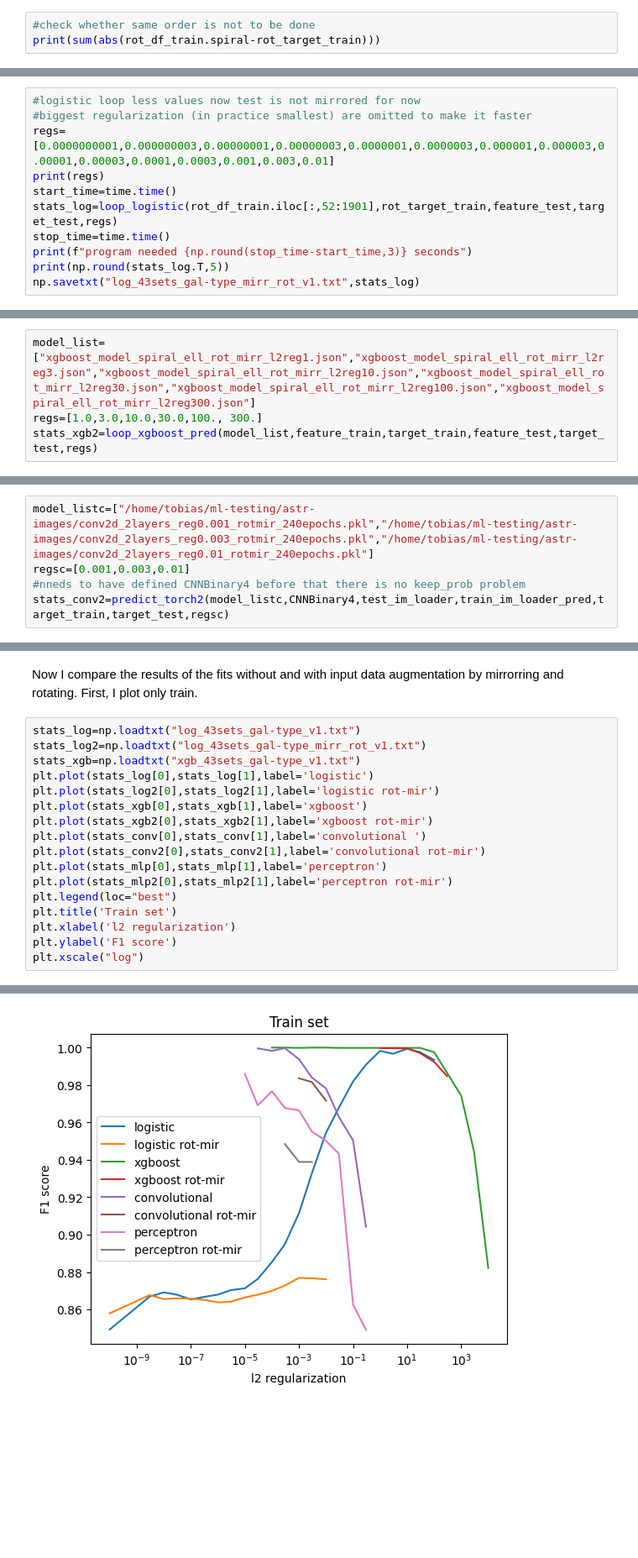
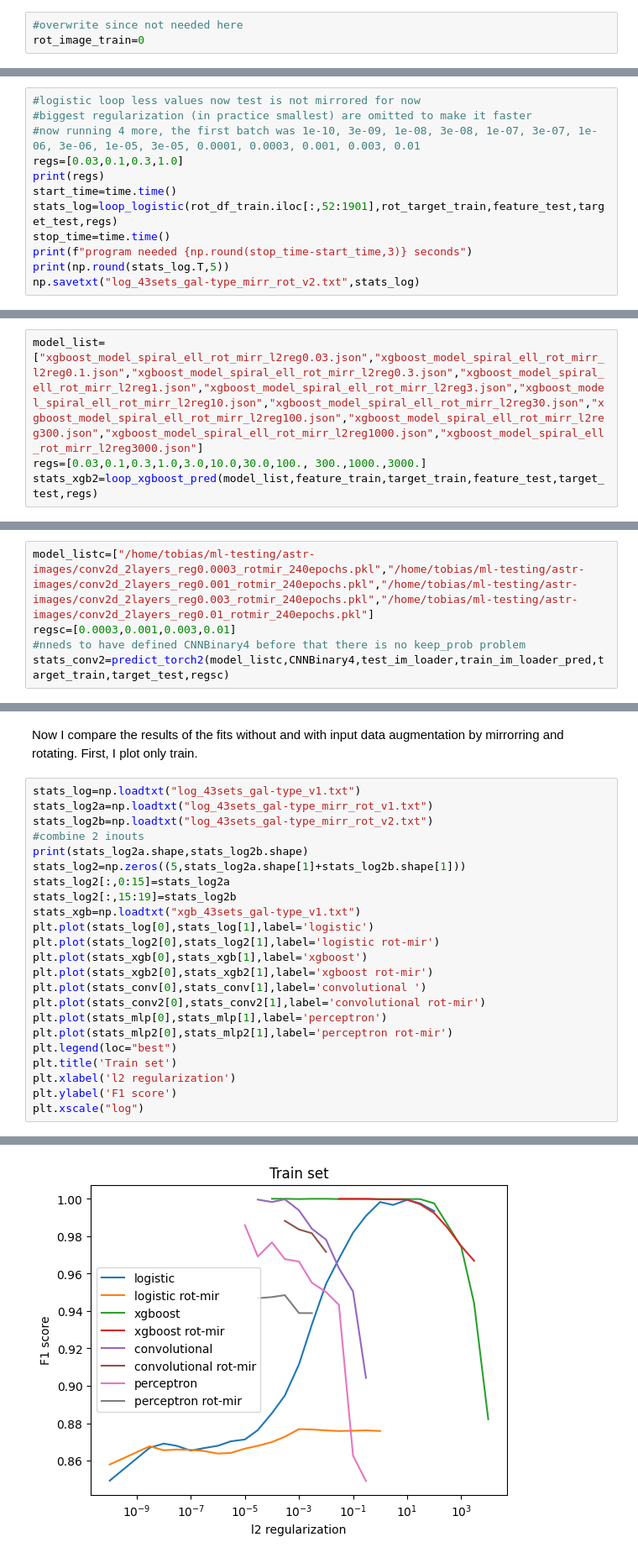
Before and after one commit to tkfritz/astro_images, a Jupyter notebook: galaxy_type_fit2.ipynb, the cells around one changed output, grey strips where cells are left out. Shown at 84% size. Cells and saved outputs as stored; diff of their text form; blank space fills up the shorter version.

Commit message:
Adding some more model fits in rotation analysis

```diff
--- a/galaxy_type_fit2.ipynb
+++ b/galaxy_type_fit2.ipynb
@@ -2113,5 +2114,5 @@ new_index
 
 [37800 rows x 1849 columns]
 # %%
-#check whether same order is not to be done
-print(sum(abs(rot_df_train.spiral-rot_target_train)))
+#overwrite since not needed here
+rot_image_train=0
@@ -2128,12 +2128,13 @@ Test shuffle function.
 # %%
 #logistic loop less values now test is not mirrored for now
 #biggest regularization (in practice smallest) are omitted to make it faster
-regs=[0.0000000001,0.000000003,0.00000001,0.00000003,0.0000001,0.0000003,0.000001,0.000003,0.00001,0.00003,0.0001,0.0003,0.001,0.003,0.01]
+#now running 4 more, the first batch was 1e-10, 3e-09, 1e-08, 3e-08, 1e-07, 3e-07, 1e-06, 3e-06, 1e-05, 3e-05, 0.0001, 0.0003, 0.001, 0.003, 0.01
+regs=[0.03,0.1,0.3,1.0]
 print(regs)
 start_time=time.time()
 stats_log=loop_logistic(rot_df_train.iloc[:,52:1901],rot_target_train,feature_test,target_test,regs)
 stop_time=time.time()
 print(f"program needed {np.round(stop_time-start_time,3)} seconds")
 print(np.round(stats_log.T,5))
-np.savetxt("log_43sets_gal-type_mirr_rot_v1.txt",stats_log)
+np.savetxt("log_43sets_gal-type_mirr_rot_v2.txt",stats_log)
 # %% [output]
@@ -2260,7 +2254,7 @@ def loop_xgboost_pred(models,feature_train,target_train,feature_test,target_test
         stats[4,i]=log_loss(target_test,test_pred_prob)
     return stats
 # %%
-model_list=["xgboost_model_spiral_ell_rot_mirr_l2reg1.json","xgboost_model_spiral_ell_rot_mirr_l2reg3.json","xgboost_model_spiral_ell_rot_mirr_l2reg10.json","xgboost_model_spiral_ell_rot_mirr_l2reg30.json","xgboost_model_spiral_ell_rot_mirr_l2reg100.json","xgboost_model_spiral_ell_rot_mirr_l2reg300.json"]
-regs=[1.0,3.0,10.0,30.0,100., 300.]
+model_list=["xgboost_model_spiral_ell_rot_mirr_l2reg0.03.json","xgboost_model_spiral_ell_rot_mirr_l2reg0.1.json","xgboost_model_spiral_ell_rot_mirr_l2reg0.3.json","xgboost_model_spiral_ell_rot_mirr_l2reg1.json","xgboost_model_spiral_ell_rot_mirr_l2reg3.json","xgboost_model_spiral_ell_rot_mirr_l2reg10.json","xgboost_model_spiral_ell_rot_mirr_l2reg30.json","xgboost_model_spiral_ell_rot_mirr_l2reg100.json","xgboost_model_spiral_ell_rot_mirr_l2reg300.json","xgboost_model_spiral_ell_rot_mirr_l2reg1000.json","xgboost_model_spiral_ell_rot_mirr_l2reg3000.json"]
+regs=[0.03,0.1,0.3,1.0,3.0,10.0,30.0,100., 300.,1000.,3000.]
 stats_xgb2=loop_xgboost_pred(model_list,feature_train,target_train,feature_test,target_test,regs)
 # %% [output]
@@ -2321,8 +2320,8 @@ def predict_torch2(model_list,model,test,train_for_pred,train_target,test_target
     print(f"full stats are {np.round(stats[:,:].T,5)}")
     return stats
 # %%
-model_listc=["/home/tobias/ml-testing/astr-images/conv2d_2layers_reg0.001_rotmir_240epochs.pkl","/home/tobias/ml-testing/astr-images/conv2d_2layers_reg0.003_rotmir_240epochs.pkl","/home/tobias/ml-testing/astr-images/conv2d_2layers_reg0.01_rotmir_240epochs.pkl"]
-regsc=[0.001,0.003,0.01]
+model_listc=["/home/tobias/ml-testing/astr-images/conv2d_2layers_reg0.0003_rotmir_240epochs.pkl","/home/tobias/ml-testing/astr-images/conv2d_2layers_reg0.001_rotmir_240epochs.pkl","/home/tobias/ml-testing/astr-images/conv2d_2layers_reg0.003_rotmir_240epochs.pkl","/home/tobias/ml-testing/astr-images/conv2d_2layers_reg0.01_rotmir_240epochs.pkl"]
+regsc=[0.0003,0.001,0.003,0.01]
 #nneds to have defined CNNBinary4 before that there is no keep_prob problem
 stats_conv2=predict_torch2(model_listc,CNNBinary4,test_im_loader,train_im_loader_pred,target_train,target_test,regsc)
 # %% [output]
@@ -2361,7 +2372,13 @@ Now I compare the results of the fits without and with input data augmentation b
 First, I plot only train.
 # %%
 stats_log=np.loadtxt("log_43sets_gal-type_v1.txt")
-stats_log2=np.loadtxt("log_43sets_gal-type_mirr_rot_v1.txt")
+stats_log2a=np.loadtxt("log_43sets_gal-type_mirr_rot_v1.txt")
+stats_log2b=np.loadtxt("log_43sets_gal-type_mirr_rot_v2.txt")
+#combine 2 inouts
+print(stats_log2a.shape,stats_log2b.shape)
+stats_log2=np.zeros((5,stats_log2a.shape[1]+stats_log2b.shape[1]))
+stats_log2[:,0:15]=stats_log2a
+stats_log2[:,15:19]=stats_log2b
 stats_xgb=np.loadtxt("xgb_43sets_gal-type_v1.txt")
 plt.plot(stats_log[0],stats_log[1],label='logistic')
 plt.plot(stats_log2[0],stats_log2[1],label='logistic rot-mir')
@@ -2380 +2398 @@ plt.xscale("log")
-[figure, old version]
+[figure, new version]
```
Also changed, not shown: parts of 19 cells of this notebook.
